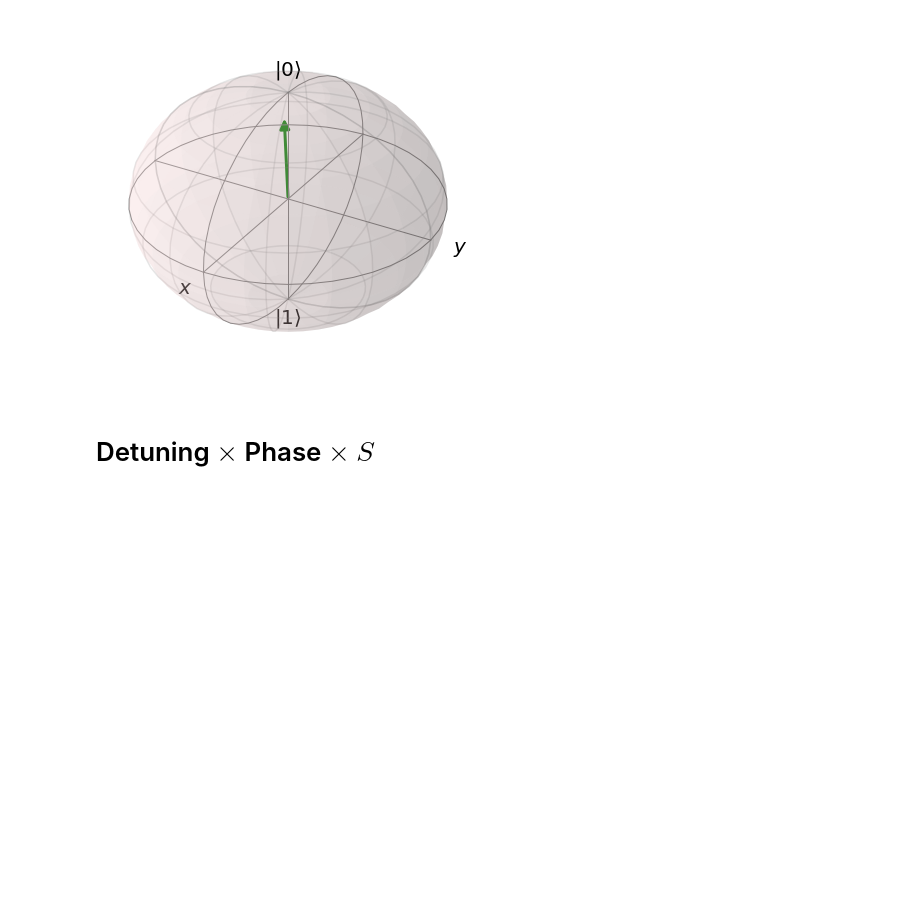
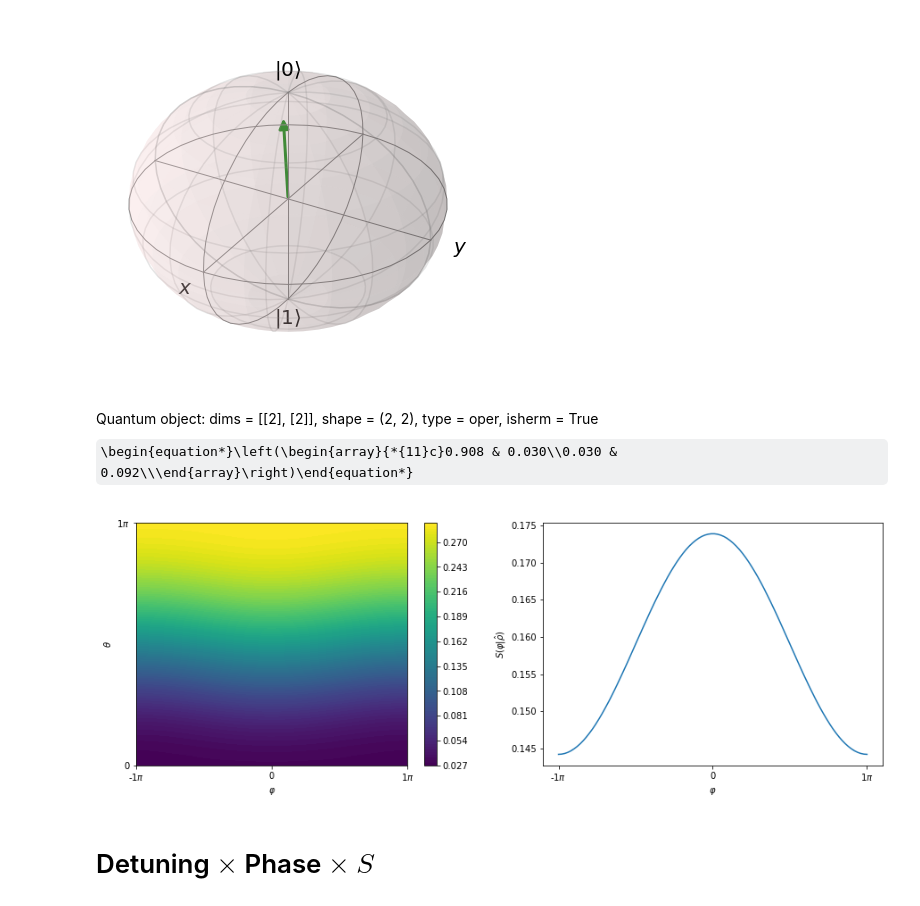
Before and after one commit to OliverDudgeon/QSync, a Jupyter notebook: qubit-sync.ipynb, the cells around one changed output. Saved outputs shown, nothing was run; the diff lists cells and outputs as text; code cells hidden in the pictures; some formulas as TeX source; blank space fills up the shorter version.

```diff
--- a/qubit-sync.ipynb
+++ b/qubit-sync.ipynb
@@ -17,16 +17,22 @@ phi = np.linspace(-np.pi, np.pi, 2 * n).reshape(-1, 1)  # 1D vector -> 2D column
 # %%
-gain_amp=1
-loss_amp=0.1
+gain_amp = 1
+loss_amp = 0.1
 
 m = min(gain_amp, loss_amp)
 
-ss = calculate_steady_state(gain_amp=gain_amp, loss_amp=loss_amp, signal_strength=0.2*m, detuning=0.3*m)
+ss = calculate_steady_state(gain_amp=gain_amp, loss_amp=loss_amp, signal_strength=0.2*m, detuning=0)
 
 b = Bloch()
 b.add_states(ss)
 b.show()
 # %% [output]
 [figure]
+# %%
+calc_and_plot_Q_and_S(ss)
+ss
+# %% [output]
+Quantum object: dims = [[2], [2]], shape = (2, 2), type = oper, isherm = True\begin{equation*}\left(\begin{array}{*{11}c}0.908 & 0.030\\0.030 & 0.092\\\end{array}\right)\end{equation*}
+[figure, added]
 # %% [markdown]
 # Detuning $\times$ Phase $\times$ $S$
 # %%
```
Also changed, not shown: parts of 3 cells of this notebook, 8 other files.
